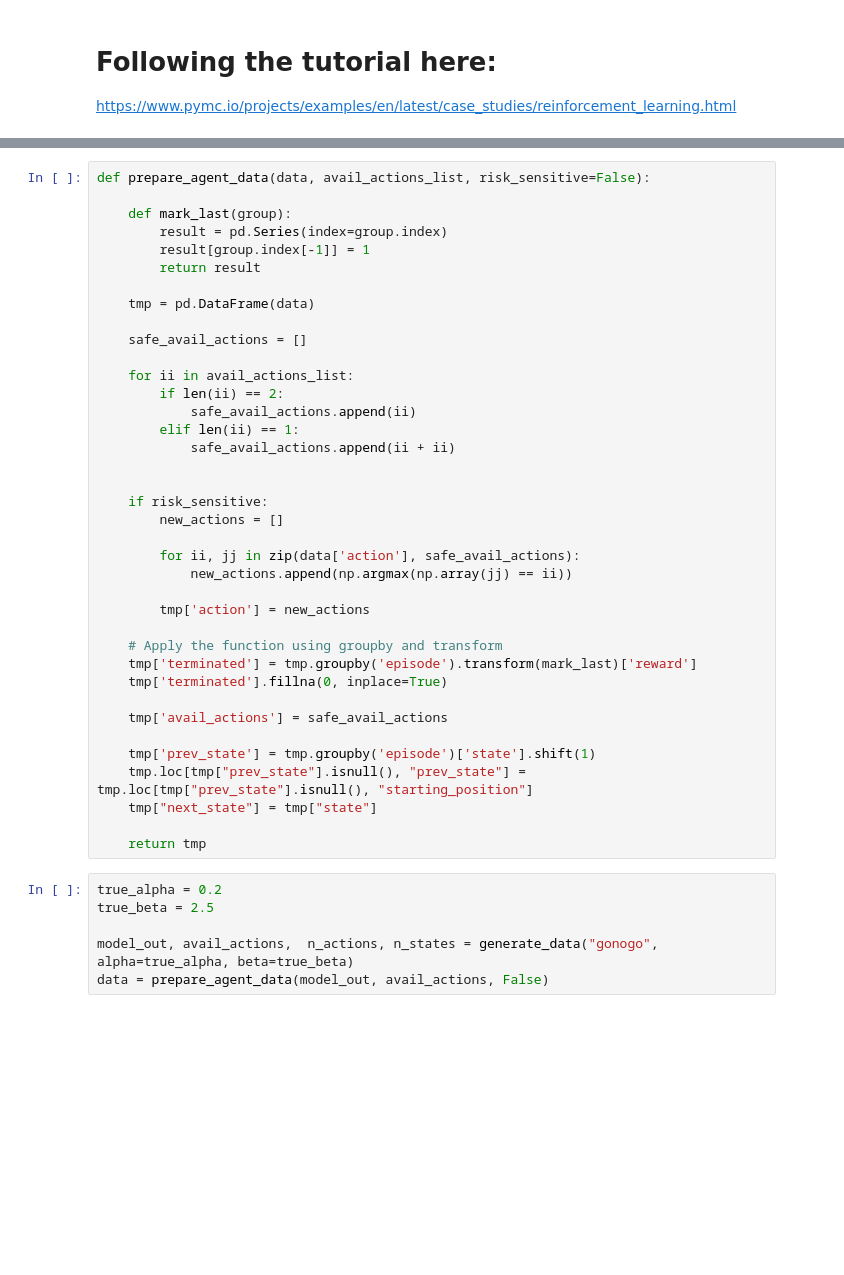
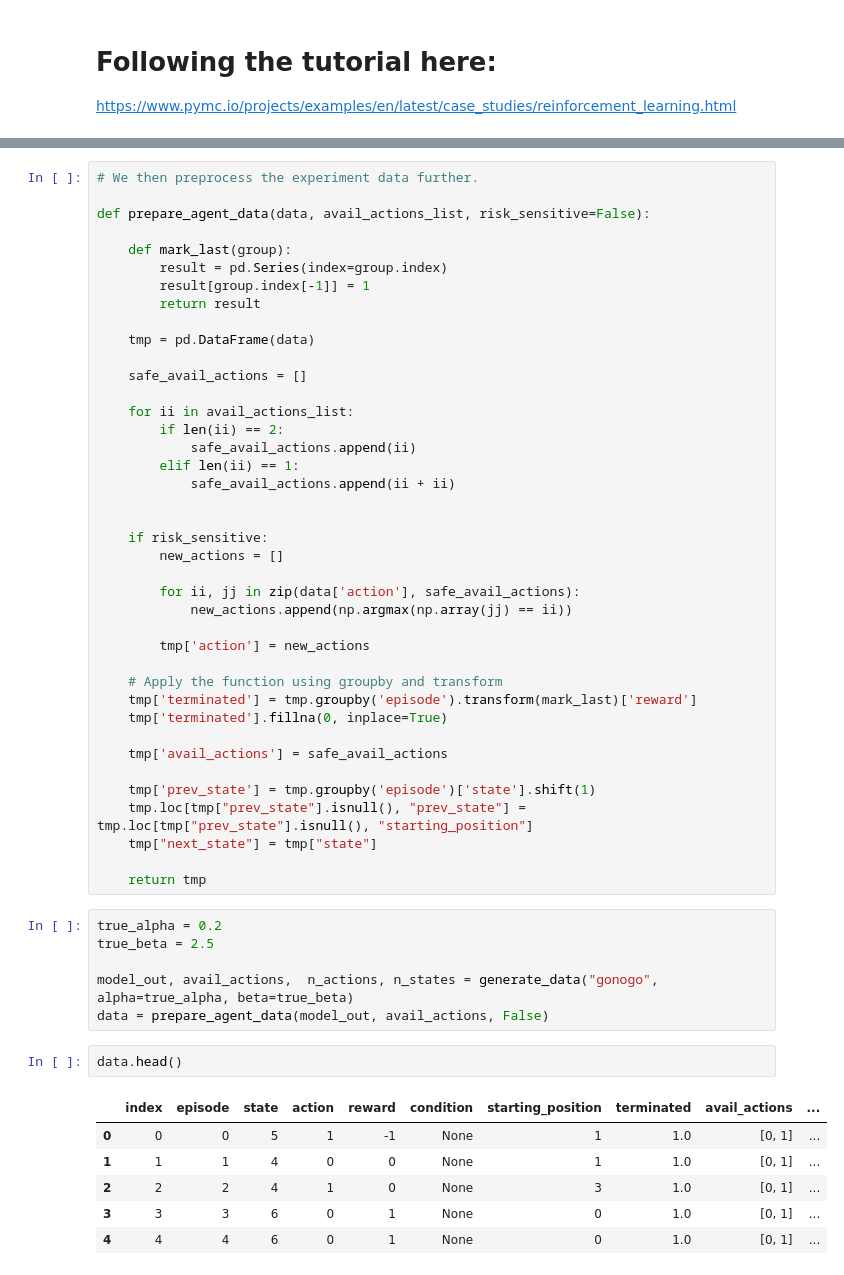
Before and after one commit to rewardMap/rewardGym_inferenceDemo, a Jupyter notebook: rl_q_agent.ipynb, the cells around one changed output, grey strips where cells are left out. Cells and saved outputs as stored; diff of their text form; blank space fills up the shorter version.

```diff
--- a/rl_q_agent.ipynb
+++ b/rl_q_agent.ipynb
@@ -58,6 +51,8 @@ def generate_data(envname, alpha=0.25, beta=2.0, n_episodes=100):
 The autoreload extension is already loaded. To reload it, use:
   %reload_ext autoreload
 # %%
+# We then preprocess the experiment data further.
+
 def prepare_agent_data(data, avail_actions_list, risk_sensitive=False):
 
     def mark_last(group):
@@ -101,4 +96,13 @@ true_beta = 2.5
 
 model_out, avail_actions,  n_actions, n_states = generate_data("gonogo", alpha=true_alpha, beta=true_beta)
 data = prepare_agent_data(model_out, avail_actions, False)
+# %%
+data.head()
+# %% [output]
+|  | index | episode | state | action | reward | condition | starting_position | terminated | avail_actions | ... |
+| 0 | 0 | 0 | 5 | 1 | -1 | None | 1 | 1.0 | [0, 1] | ... |
+| 1 | 1 | 1 | 4 | 0 | 0 | None | 1 | 1.0 | [0, 1] | ... |
+| 2 | 2 | 2 | 4 | 1 | 0 | None | 3 | 1.0 | [0, 1] | ... |
+| 3 | 3 | 3 | 6 | 0 | 1 | None | 0 | 1.0 | [0, 1] | ... |
+| 4 | 4 | 4 | 6 | 0 | 1 | None | 0 | 1.0 | [0, 1] | ... |
 # %%
```
Also changed, not shown: parts of 8 cells of this notebook.
